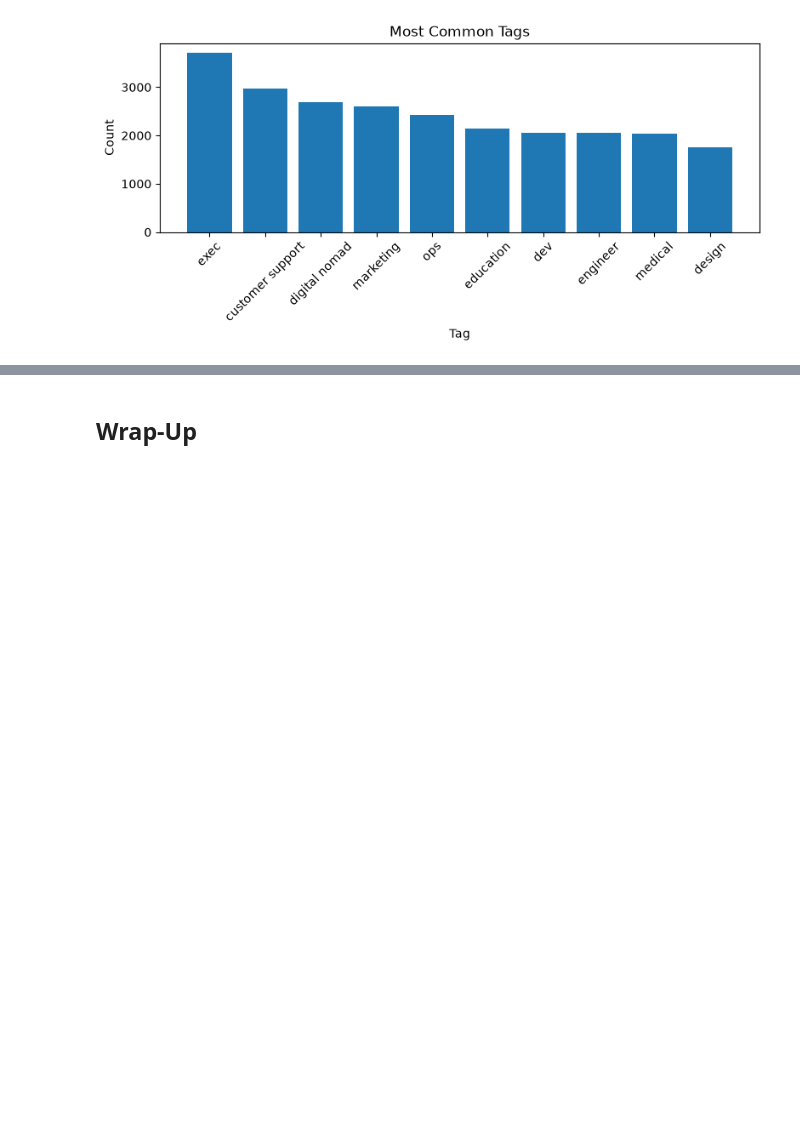
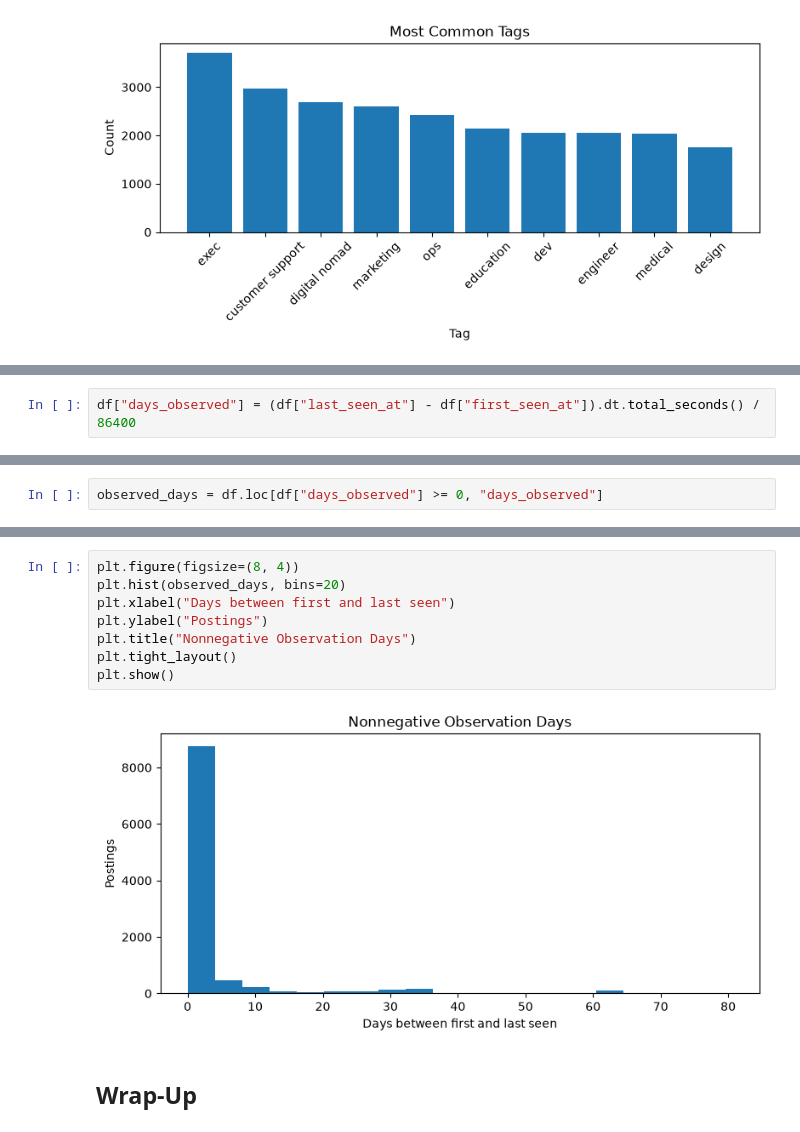
Before and after one commit to Dawngend/dawn-projects, a Jupyter notebook: market_notebook/market_notebook.ipynb, the cells around one changed output, grey strips where cells are left out. Drawn from its saved outputs; the diff is of its cells as text; blank space fills up the shorter version.

```diff
--- a/market_notebook/market_notebook.ipynb
+++ b/market_notebook/market_notebook.ipynb
@@ -326,0 +422,2 @@ plt.show()
+# %%
+df["days_observed"] = (df["last_seen_at"] - df["first_seen_at"]).dt.total_seconds() / 86400
@@ -326,0 +441,2 @@ plt.show()
+# %%
+observed_days = df.loc[df["days_observed"] >= 0, "days_observed"]
@@ -327,3 +455,13 @@ plt.show()
+# %%
+plt.figure(figsize=(8, 4))
+plt.hist(observed_days, bins=20)
+plt.xlabel("Days between first and last seen")
+plt.ylabel("Postings")
+plt.title("Nonnegative Observation Days")
+plt.tight_layout()
+plt.show()
+# %% [output]
+[figure, added]
 # %% [markdown]
 ## Wrap-Up
 # %% [markdown]
```
Also changed, not shown: parts of 24 cells of this notebook.
